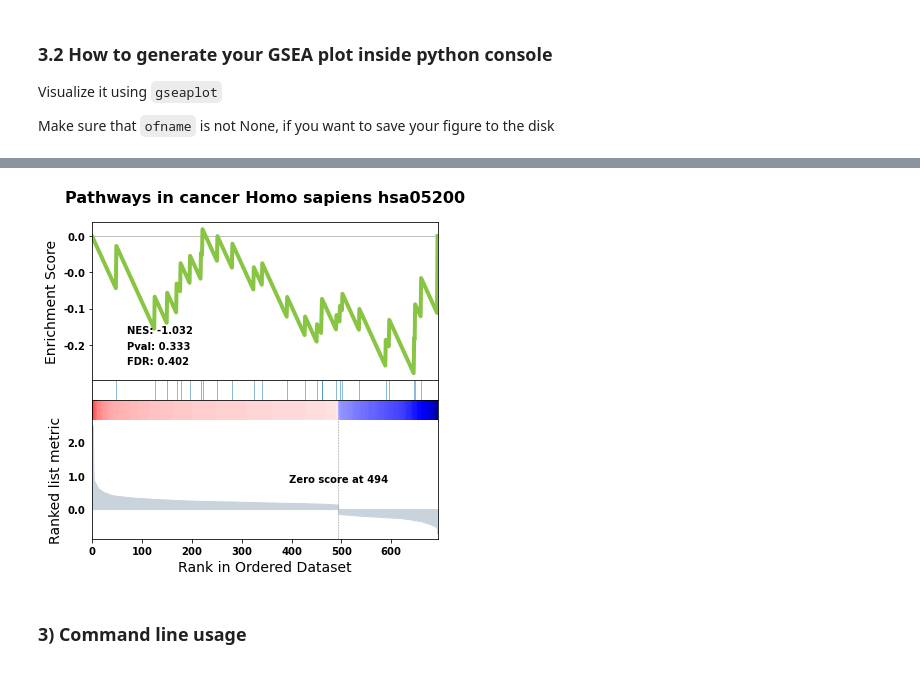
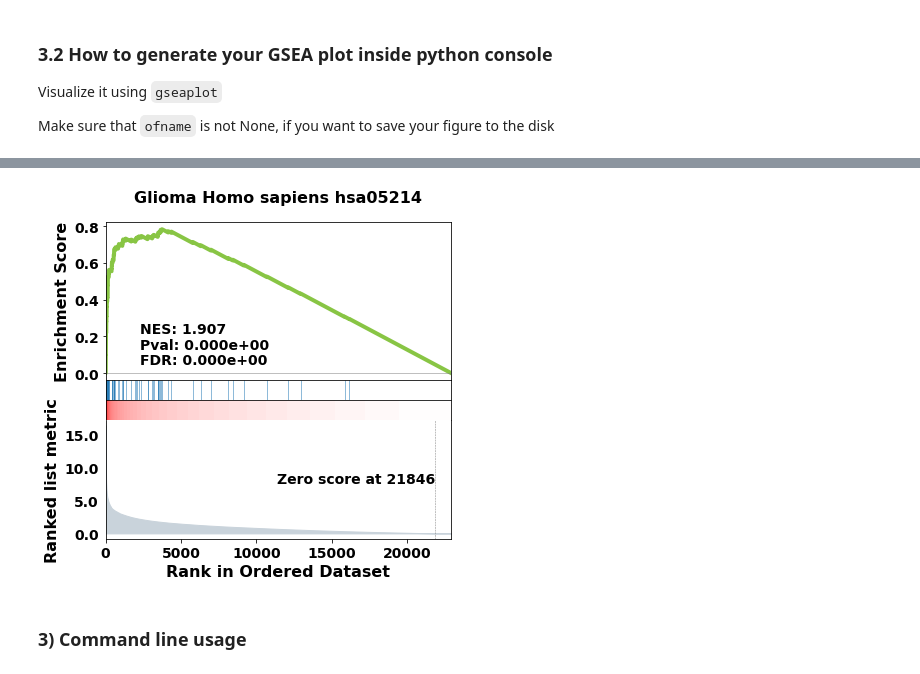
Before and after one commit to zqfang/GSEApy, a Jupyter notebook: docs/gseapy_example.ipynb, the cells around one changed output, grey strips where cells are left out. Saved outputs shown, nothing was run; the diff lists cells and outputs as text; code cells hidden in the pictures.

```diff
--- a/docs/gseapy_example.ipynb
+++ b/docs/gseapy_example.ipynb
@@ -216,10 +241,12 @@ rnk.head()
 # %%
-# run prerank
-# enrichr libraries are supported by prerank module. Just provide the name
-# use 4 process to acceralate the permutation speed
-
-# note: multiprocessing may not work on windows
-pre_res = gp.prerank(rnk=rnk, gene_sets='KEGG_2016',
+# # run prerank
+# # enrichr libraries are supported by prerank module. Just provide the name
+# # use 4 process to acceralate the permutation speed
+pre_res = gp.prerank(rnk="./tests/data/temp.rnk", # or rnk = rnk,
+                     gene_sets='KEGG_2016',
                      processes=4,
-                     permutation_num=100, # reduce number to speed up testing
-                     outdir='test/prerank_report_kegg', format='png', seed=6)
+                     min_size=5,
+                     max_size=1000,
+                     permutation_num=1000, # reduce number to speed up testing
+                     outdir=None, # don't write to disk
+                     seed=6, verbose=True)
@@ -259,14 +279,18 @@ Index(['Pathways in cancer Homo sapiens hsa05200',
 # %%
 ## easy way
-from gseapy.plot import gseaplot
-
+from gseapy import gseaplot
+terms = pre_res.res2d.Term
+i = 1
 # to save your figure, make sure that ofname is not None
-gseaplot(rank_metric=pre_res.ranking, term=terms[0], **pre_res.results[terms[0]])
+gseaplot(rank_metric=pre_res.ranking,
+         term=terms[i],
+         cmap=plt.cm.seismic,
+         **pre_res.results[terms[i]])
 
 # save figure
 # gseaplot(rank_metric=pre_res.ranking, term=terms[0], ofname='your.plot.pdf', **pre_res.results[terms[0]])
 # %% [output]
-[figure, old version]
+[figure, new version]
 # %% [markdown]
 ### 3) Command line usage
 # %% [markdown]
```
Also changed, not shown: parts of 49 cells of this notebook, 1 other file.
